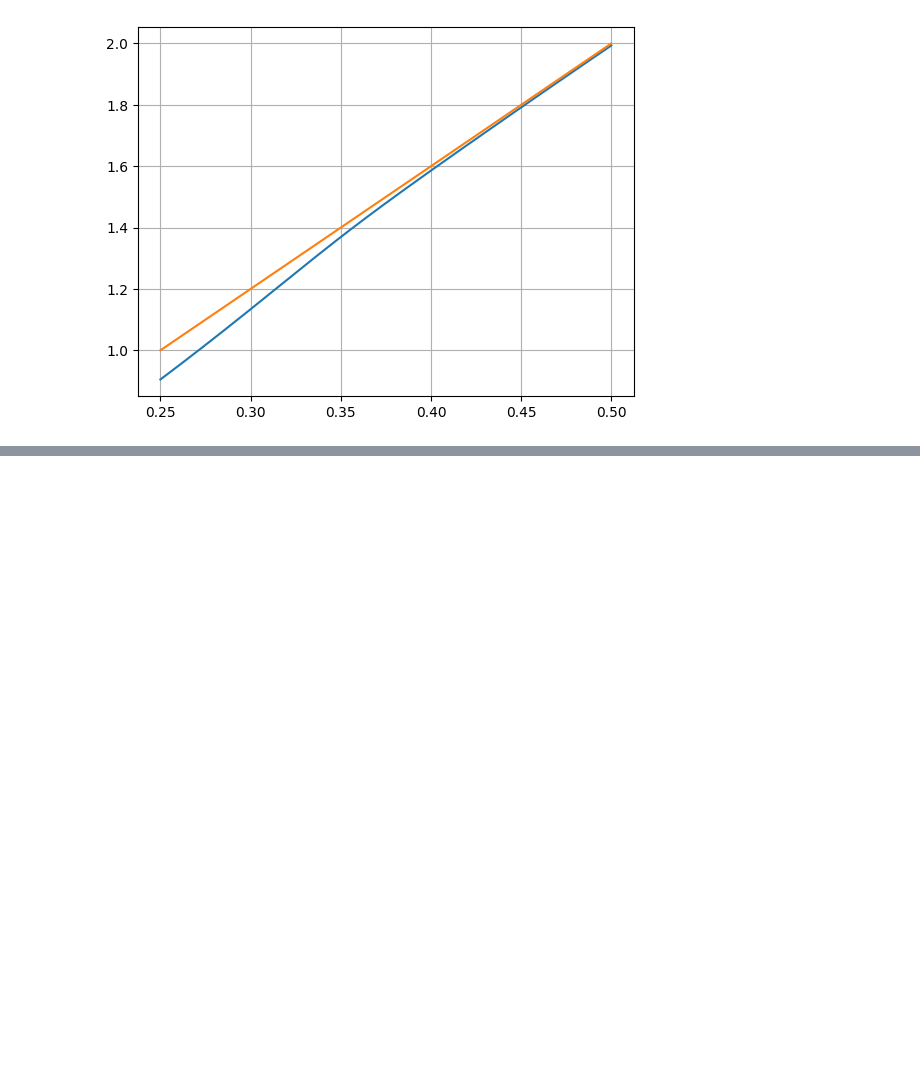
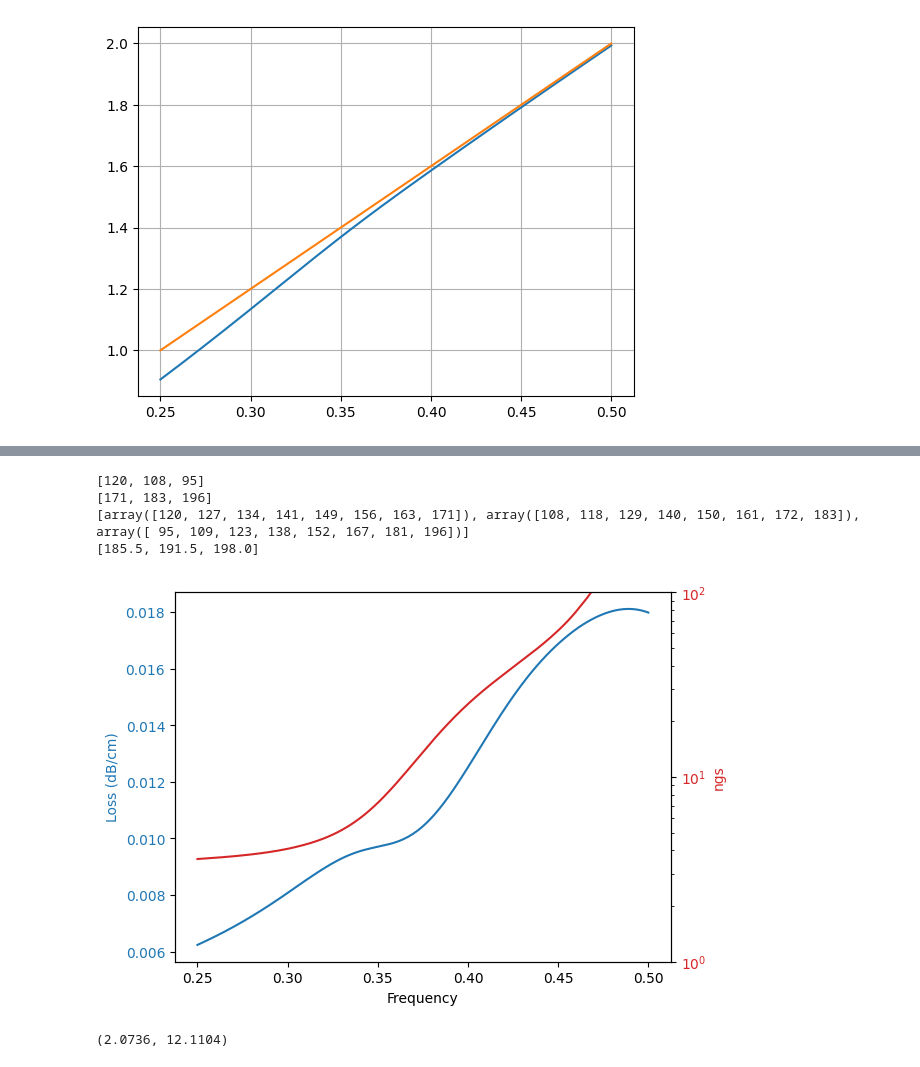
Before and after one commit to DominicJThompson/optGME, a Jupyter notebook: paper2/FieldRuns/SIOTesting.ipynb, the cells around one changed output, grey strips where cells are left out. Saved outputs shown, nothing was run; the diff lists cells and outputs as text; code cells hidden in the pictures; blank space fills up the shorter version.

```diff
--- a/paper2/FieldRuns/SIOTesting.ipynb
+++ b/paper2/FieldRuns/SIOTesting.ipynb
@@ -128,0 +140,66 @@ plt.grid()
+# %%
+k_ranges = []
+for ndbp in [0.25,0.375,0.5]:
+    k_ranges.append(0.252*ndbp)
+
+k_total_range = 0.5-ks[index]/np.pi/2
+
+buffers = (k_total_range-np.array(k_ranges))/2
+
+k_starts = ks[index]/np.pi/2+buffers
+k_ends = 0.5-buffers
+
+k_starts_index = []
+k_ends_index = []
+for i in range(len(k_starts)):
+    k_starts_index.append(np.argmin(np.abs(ks/2/np.pi-k_starts[i])))
+    k_ends_index.append(np.argmin(np.abs(ks/2/np.pi-k_ends[i])))
+
+print(k_starts_index)
+print(k_ends_index)
+
+k_indexs = []
+for i in range(len(k_starts_index)):
+    k_indexs.append(np.linspace(k_starts_index[i],k_ends_index[i],8,dtype=int))
+
+print(k_indexs)
+print([(200+k[-1])/2 for k in k_indexs])
+# %% [output]
+[120, 108, 95]
+[171, 183, 196]
+[array([120, 127, 134, 141, 149, 156, 163, 171]), array([108, 118, 129, 140, 150, 161, 172, 183]), array([ 95, 109, 123, 138, 152, 167, 181, 196])]
+[185.5, 191.5, 198.0]
+# %%
+backscatterParams = {'a':390,'sig':3,'lp':40,'phidiv':45,'zdiv':10}
+
+lossOG = []
+lossOpt2 = []
+for i in range(200):
+    lossOG.append(10**opt.backscatterLog(gme,phc,14,k=i,**backscatterParams)/backscatterParams['a']/1E-7*10*np.log10(np.e))
+# %%
+fig, ax1 = plt.subplots()
+
+color1 = 'tab:blue'
+ax1.set_xlabel('Frequency')
+ax1.set_ylabel('Loss (dB/cm)', color=color1)
+ax1.plot(ks/np.pi/2, lossOG, color=color1)
+ax1.tick_params(axis='y', labelcolor=color1)
+
+ax2 = ax1.twinx()
+color2 = 'tab:red'
+ax2.set_ylabel('ngs', color=color2)
+ax2.plot(ks/np.pi/2, np.abs(ngs), color=color2)
+ax2.tick_params(axis='y', labelcolor=color2)
+ax2.set_yscale('log')
+ax2.set_ylim(1,100)
+
+plt.show()
+# %% [output]
+[figure, added]
+# %%
+xs = np.linspace(-0.5,0.5,100)
+ys = np.linspace(-2,2,100)
+X,Y = np.meshgrid(xs,ys)
+phc.get_eps_bounds()
+# %% [output]
+(2.0736, 12.1104)
```
Also changed, not shown: parts of 8 cells of this notebook, 8 other files.
